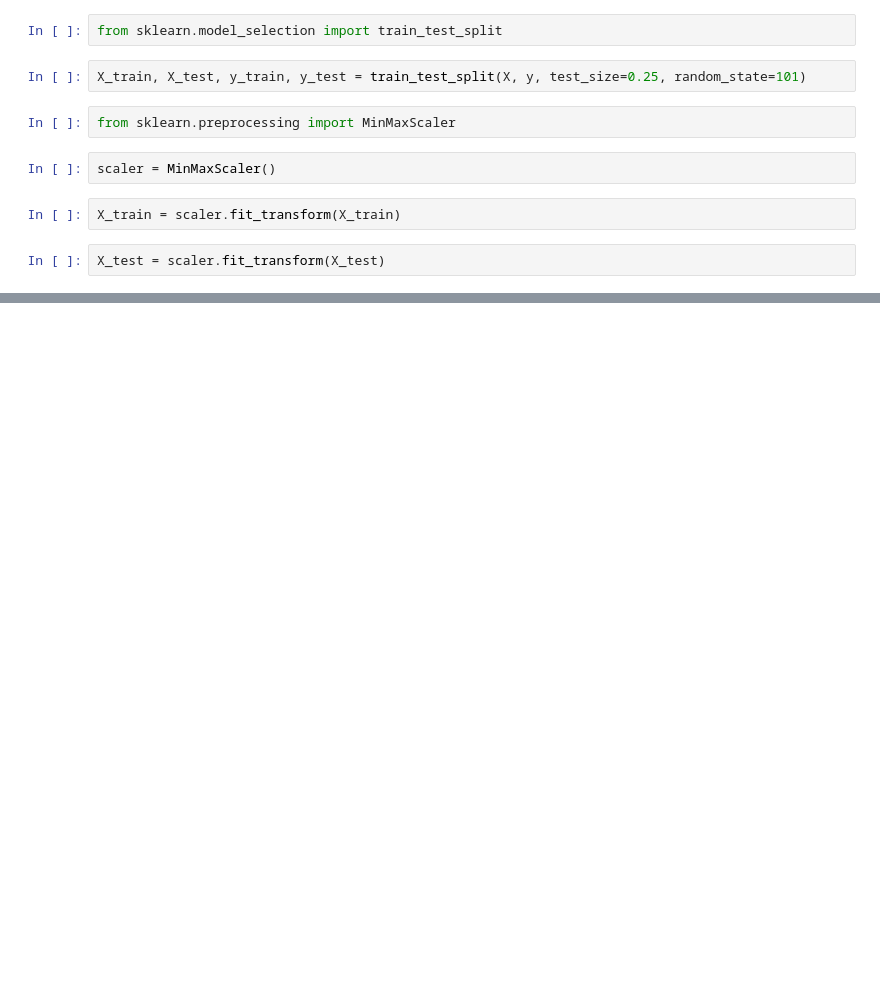
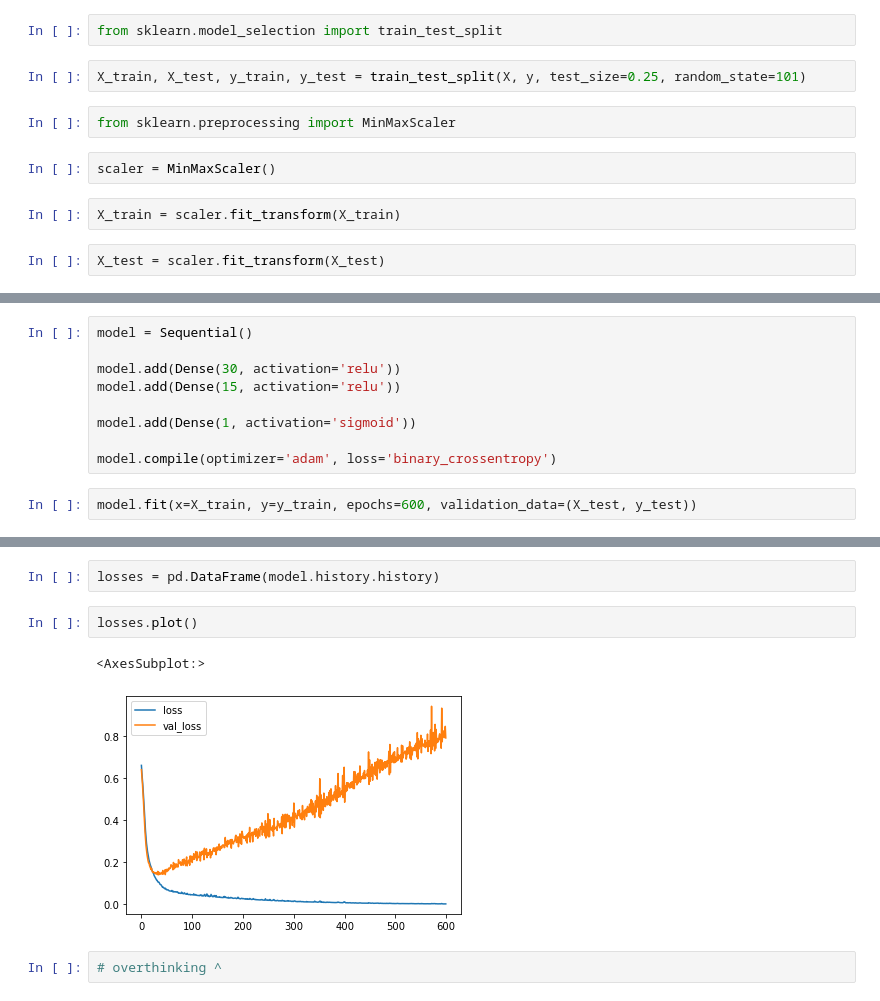
Before and after one commit to xkrystiandutka/DataScience, a Jupyter notebook: NeuralNetworks&DeepLearning/KerasClassification.ipynb, the cells around one changed output, grey strips where cells are left out. Drawn from its saved outputs; the diff is of its cells as text; blank space fills up the shorter version.

```diff
--- a/NeuralNetworks&DeepLearning/KerasClassification.ipynb
+++ b/NeuralNetworks&DeepLearning/KerasClassification.ipynb
@@ -82,0 +92,11 @@ X_test = scaler.fit_transform(X_test)
+# %%
+model = Sequential()
+
+model.add(Dense(30, activation='relu'))
+model.add(Dense(15, activation='relu'))
+
+model.add(Dense(1, activation='sigmoid'))
+
+model.compile(optimizer='adam', loss='binary_crossentropy')
+# %%
+model.fit(x=X_train, y=y_train, epochs=600, validation_data=(X_test, y_test))
@@ -82,0 +122,9 @@ X_test = scaler.fit_transform(X_test)
+# %%
+losses = pd.DataFrame(model.history.history)
+# %%
+losses.plot()
+# %% [output]
+<AxesSubplot:>
+[figure, added]
+# %%
+# overthinking ^
```
Also changed, not shown: parts of 18 cells of this notebook.
